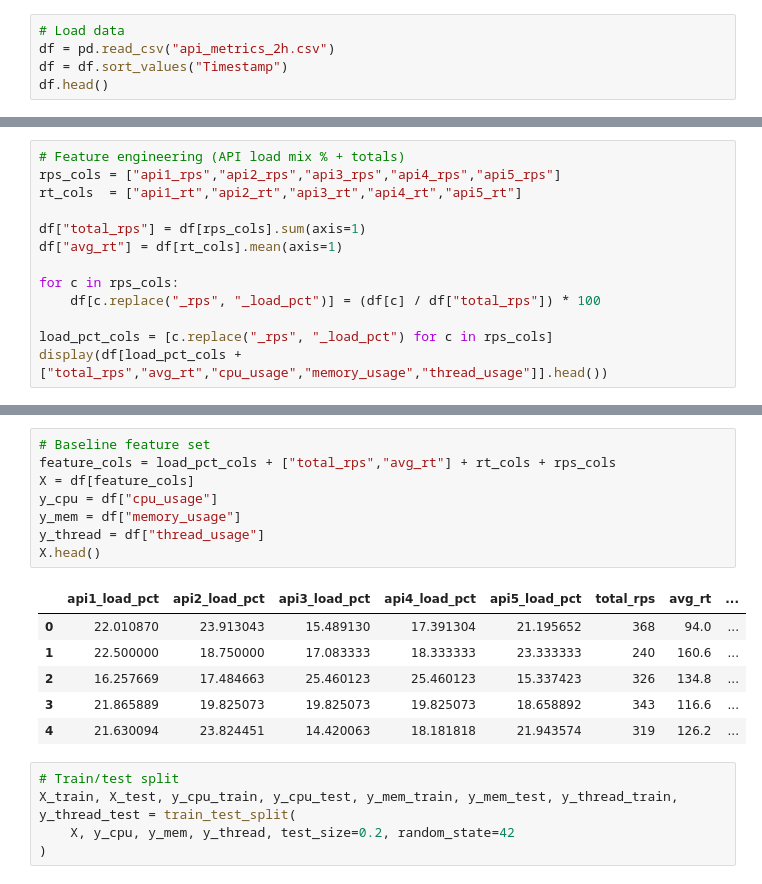
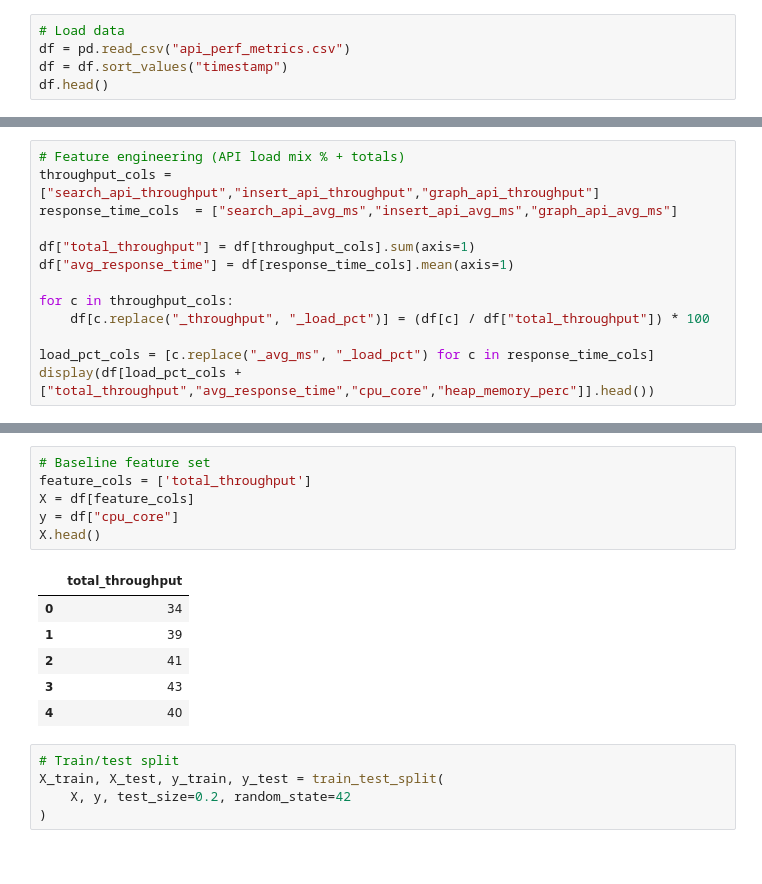
Before and after one commit to shahcj/uc_ml_ai_assignments, a Jupyter notebook: Capstone_Project/Capstone_Project.ipynb, the cells around one changed output, grey strips where cells are left out. Cells and saved outputs as stored; diff of their text form.

```diff
--- a/Capstone_Project/Capstone_Project.ipynb
+++ b/Capstone_Project/Capstone_Project.ipynb
@@ -38,6 +51,6 @@ from sklearn.metrics import mean_squared_error, r2_score
 # %%
 # Load data
-df = pd.read_csv("api_metrics_2h.csv")
-df = df.sort_values("Timestamp")
+df = pd.read_csv("api_perf_metrics.csv")
+df = df.sort_values("timestamp")
 df.head()
 # %% [output]
@@ -87,14 +180,14 @@ dtype: int64
 # %%
 # Feature engineering (API load mix % + totals)
-rps_cols = ["api1_rps","api2_rps","api3_rps","api4_rps","api5_rps"]
-rt_cols  = ["api1_rt","api2_rt","api3_rt","api4_rt","api5_rt"]
+throughput_cols = ["search_api_throughput","insert_api_throughput","graph_api_throughput"]
+response_time_cols  = ["search_api_avg_ms","insert_api_avg_ms","graph_api_avg_ms"]
 
-df["total_rps"] = df[rps_cols].sum(axis=1)
-df["avg_rt"] = df[rt_cols].mean(axis=1)
+df["total_throughput"] = df[throughput_cols].sum(axis=1)
+df["avg_response_time"] = df[response_time_cols].mean(axis=1)
 
-for c in rps_cols:
-    df[c.replace("_rps", "_load_pct")] = (df[c] / df["total_rps"]) * 100
+for c in throughput_cols:
+    df[c.replace("_throughput", "_load_pct")] = (df[c] / df["total_throughput"]) * 100
 
-load_pct_cols = [c.replace("_rps", "_load_pct") for c in rps_cols]
-display(df[load_pct_cols + ["total_rps","avg_rt","cpu_usage","memory_usage","thread_usage"]].head())
+load_pct_cols = [c.replace("_avg_ms", "_load_pct") for c in response_time_cols]
+display(df[load_pct_cols + ["total_throughput","avg_response_time","cpu_core","heap_memory_perc"]].head())
 # %% [output]
@@ -124,22 +252,20 @@ plt.show()
 # %%
 # Baseline feature set
-feature_cols = load_pct_cols + ["total_rps","avg_rt"] + rt_cols + rps_cols
+feature_cols = ['total_throughput']
 X = df[feature_cols]
-y_cpu = df["cpu_usage"]
-y_mem = df["memory_usage"]
-y_thread = df["thread_usage"]
+y = df["cpu_core"]
 X.head()
 # %% [output]
-|  | api1_load_pct | api2_load_pct | api3_load_pct | api4_load_pct | api5_load_pct | total_rps | avg_rt | ... |
-| 0 | 22.010870 | 23.913043 | 15.489130 | 17.391304 | 21.195652 | 368 | 94.0 | ... |
-| 1 | 22.500000 | 18.750000 | 17.083333 | 18.333333 | 23.333333 | 240 | 160.6 | ... |
-| 2 | 16.257669 | 17.484663 | 25.460123 | 25.460123 | 15.337423 | 326 | 134.8 | ... |
-| 3 | 21.865889 | 19.825073 | 19.825073 | 19.825073 | 18.658892 | 343 | 116.6 | ... |
-| 4 | 21.630094 | 23.824451 | 14.420063 | 18.181818 | 21.943574 | 319 | 126.2 | ... |
+|  | total_throughput |
+| 0 | 34 |
+| 1 | 39 |
+| 2 | 41 |
+| 3 | 43 |
+| 4 | 40 |
 # %%
 # Train/test split
-X_train, X_test, y_cpu_train, y_cpu_test, y_mem_train, y_mem_test, y_thread_train, y_thread_test = train_test_split(
-    X, y_cpu, y_mem, y_thread, test_size=0.2, random_state=42
+X_train, X_test, y_train, y_test = train_test_split(
+    X, y, test_size=0.2, random_state=42
 )
 # %%
 # Baseline Linear Regression pipelines
```
Also changed, not shown: parts of 30 cells of this notebook, 1 other file.
